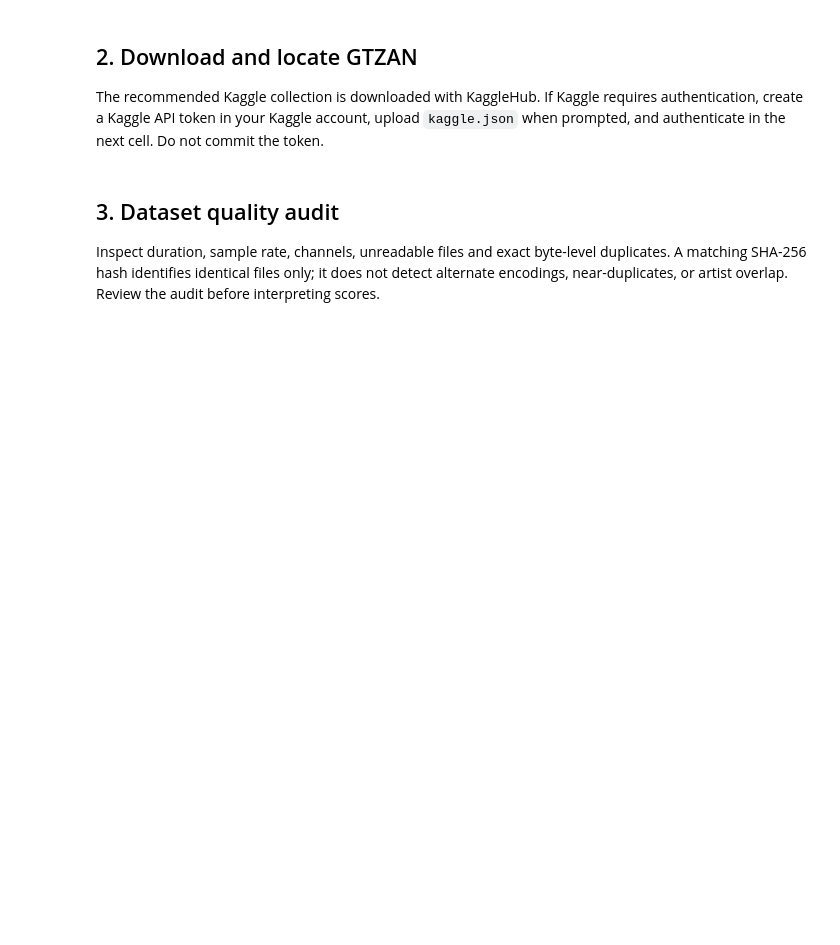
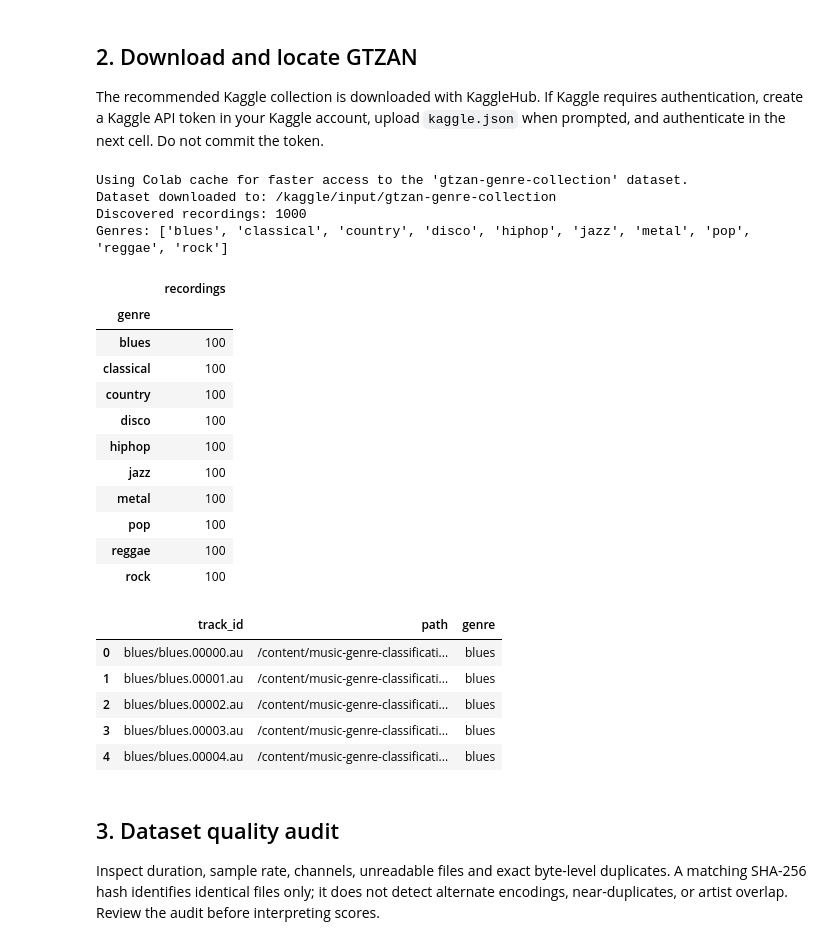
Before and after one commit to Desire-in-tech/music-genre-classification, a Jupyter notebook: notebooks/task_06_music_genre_classification.ipynb, the cells around one changed output. Saved outputs shown, nothing was run; the diff lists cells and outputs as text; code cells hidden in the pictures; blank space fills up the shorter version.

```diff
--- a/notebooks/task_06_music_genre_classification.ipynb
+++ b/notebooks/task_06_music_genre_classification.ipynb
@@ -46,6 +66,7 @@ The recommended Kaggle collection is downloaded with KaggleHub. If Kaggle requir
 # %%
 from pathlib import Path
 import sys
+import os
 
 # Be robust if this section is rerun after a Colab runtime restart.
 PROJECT_DIR = Path("/content/music-genre-classification")
@@ -53,34 +74,77 @@ PACKAGE_SRC = PROJECT_DIR / "src"
 if not (PACKAGE_SRC / "music_genre_classification" / "__init__.py").exists():
     raise FileNotFoundError(
         f"Project package not found at {PACKAGE_SRC}. Run Section 1 first to clone and install the project."
     )
 sys.path.insert(0, str(PACKAGE_SRC))
 
 import kagglehub
 from music_genre_classification.data import discover_tracks
 
 try:
     DATA_ROOT = Path(kagglehub.dataset_download("carlthome/gtzan-genre-collection"))
     print("Dataset downloaded to:", DATA_ROOT)
 except Exception as exc:
     print("KaggleHub download did not complete:", repr(exc))
     print("If authentication is required, upload kaggle.json from your Kaggle account.")
     from google.colab import files
     uploaded = files.upload()
     if "kaggle.json" not in uploaded:
         raise RuntimeError("Please upload your Kaggle API token file named kaggle.json.") from exc
     kaggle_dir = Path.home() / ".kaggle"
     kaggle_dir.mkdir(exist_ok=True)
     token_path = kaggle_dir / "kaggle.json"
     token_path.write_bytes(uploaded["kaggle.json"])
     token_path.chmod(0o600)
     DATA_ROOT = Path(kagglehub.dataset_download("carlthome/gtzan-genre-collection"))
 
-tracks = discover_tracks(DATA_ROOT)
+# To make discover_tracks work flawlessly, create a symlink named 'genres_original'
+# inside a local data folder pointing to the downloaded 'genres' folder.
+local_data_dir = PROJECT_DIR / "data"
+local_data_dir.mkdir(exist_ok=True)
+symlink_target = local_data_dir / "genres_original"
+if symlink_target.is_symlink() or symlink_target.exists():
+    symlink_target.unlink()
+
+# Determine actual source genres folder path
+actual_genres_path = DATA_ROOT / "genres"
+if not actual_genres_path.exists():
+    # Fallback to recursively locating the 'genres' folder
+    for root, dirs, _ in os.walk(DATA_ROOT):
+        if "genres" in dirs:
+            actual_genres_path = Path(root) / "genres"
+            break
+
+symlink_target.symlink_to(actual_genres_path, target_is_directory=True)
+os.environ["MUSIC_DATA_DIR"] = str(local_data_dir)
+
+tracks = discover_tracks(local_data_dir)
 print("Discovered recordings:", len(tracks))
 print("Genres:", sorted(tracks.genre.unique()))
 display(tracks.groupby("genre").size().rename("recordings").to_frame())
 display(tracks.head())
+# %% [output]
+Using Colab cache for faster access to the 'gtzan-genre-collection' dataset.
+Dataset downloaded to: /kaggle/input/gtzan-genre-collection
+Discovered recordings: 1000
+Genres: ['blues', 'classical', 'country', 'disco', 'hiphop', 'jazz', 'metal', 'pop', 'reggae', 'rock']
+|  | recordings |
+| genre |  |
+| blues | 100 |
+| classical | 100 |
+| country | 100 |
+| disco | 100 |
+| hiphop | 100 |
+| jazz | 100 |
+| metal | 100 |
+| pop | 100 |
+| reggae | 100 |
+| rock | 100 |
+|  | track_id | path | genre |
+| 0 | blues/blues.00000.au | /content/music-genre-classificati... | blues |
+| 1 | blues/blues.00001.au | /content/music-genre-classificati... | blues |
+| 2 | blues/blues.00002.au | /content/music-genre-classificati... | blues |
+| 3 | blues/blues.00003.au | /content/music-genre-classificati... | blues |
+| 4 | blues/blues.00004.au | /content/music-genre-classificati... | blues |
 # %% [markdown]
 ## 3. Dataset quality audit
 
```
Also changed, not shown: parts of 12 cells of this notebook.
